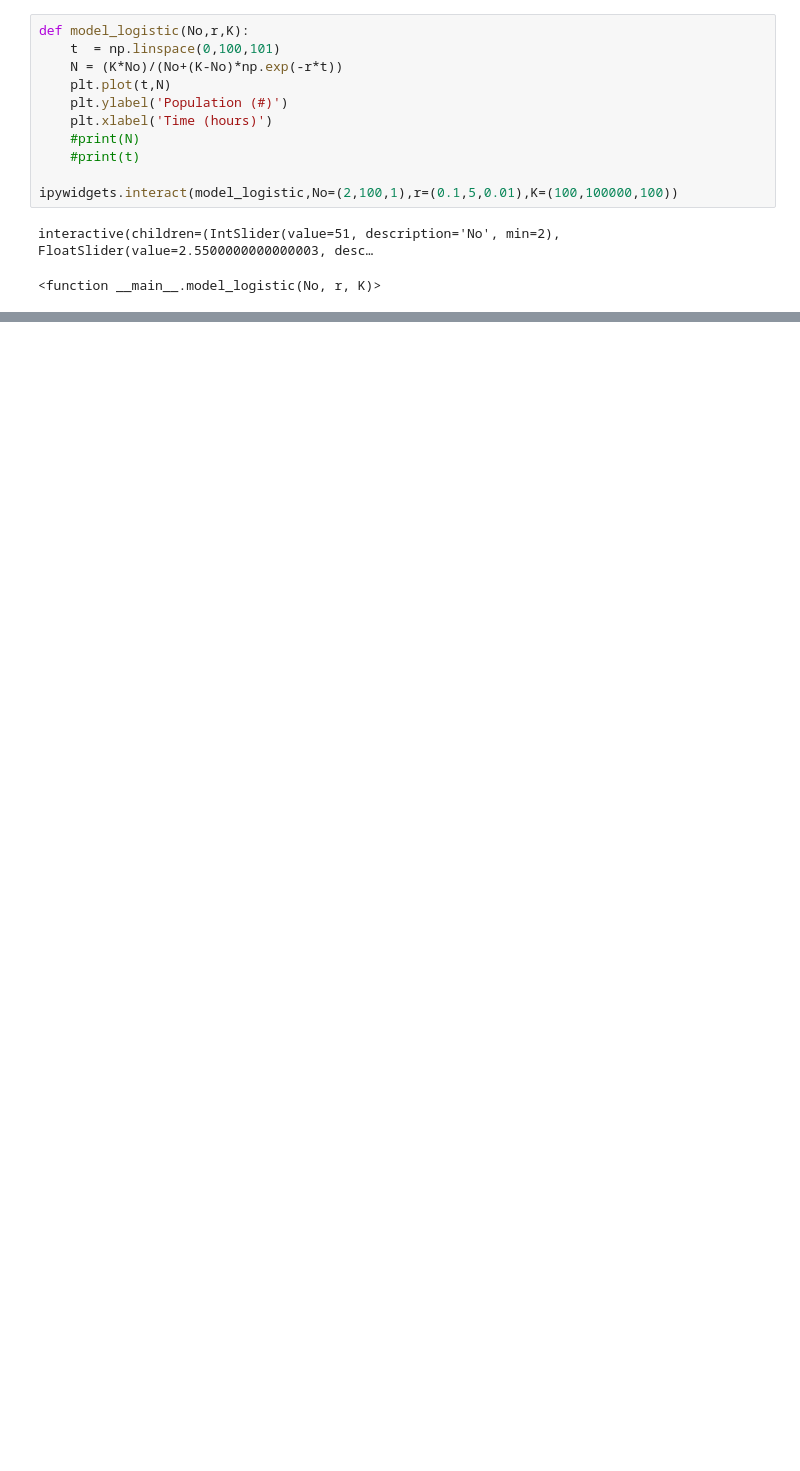
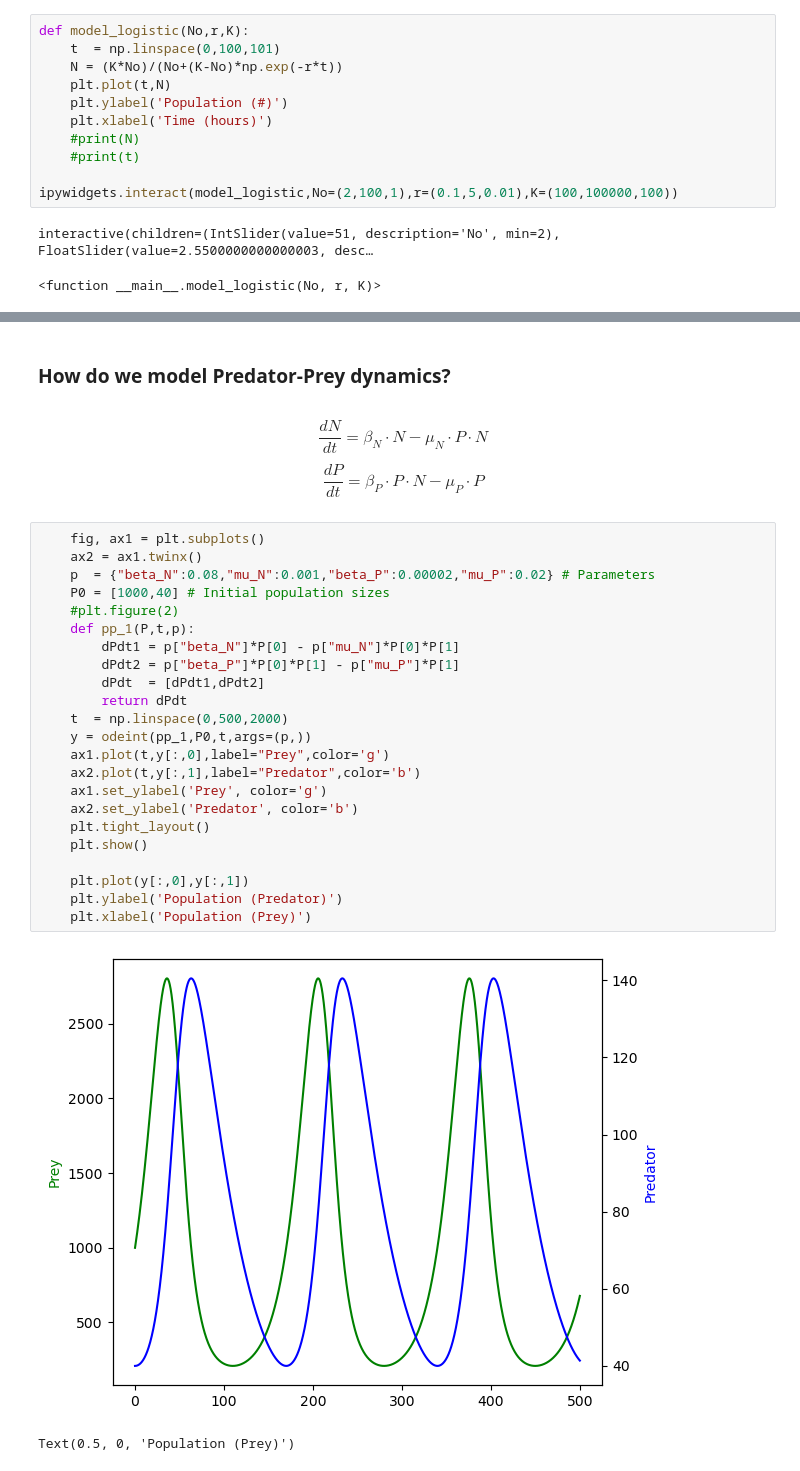
Before and after one commit to Luciana-cloud/kinetic_modeling, a Jupyter notebook: population_dynamics.ipynb, the cells around one changed output, grey strips where cells are left out. Drawn from its saved outputs; the diff is of its cells as text; blank space fills up the shorter version.

Commit message:
adding final models for population class

```diff
--- a/population_dynamics.ipynb
+++ b/population_dynamics.ipynb
@@ -112,0 +179,31 @@ interactive(children=(IntSlider(value=51, description='No', min=2), FloatSlider(
+# %% [markdown]
+### How do we model Predator-Prey dynamics?
+# %% [markdown]
+$$\frac{dN}{dt} = \beta_N \cdot N - \mu_N \cdot P \cdot N$$
+$$\frac{dP}{dt} = \beta_P \cdot P \cdot N - \mu_P \cdot P$$
+# %%
+    fig, ax1 = plt.subplots()
+    ax2 = ax1.twinx()
+    p  = {"beta_N":0.08,"mu_N":0.001,"beta_P":0.00002,"mu_P":0.02} # Parameters
+    P0 = [1000,40] # Initial population sizes
+    #plt.figure(2)
+    def pp_1(P,t,p):
+        dPdt1 = p["beta_N"]*P[0] - p["mu_N"]*P[0]*P[1]
+        dPdt2 = p["beta_P"]*P[0]*P[1] - p["mu_P"]*P[1]
+        dPdt  = [dPdt1,dPdt2]
+        return dPdt
+    t  = np.linspace(0,500,2000)
+    y = odeint(pp_1,P0,t,args=(p,))
+    ax1.plot(t,y[:,0],label="Prey",color='g')
+    ax2.plot(t,y[:,1],label="Predator",color='b')
+    ax1.set_ylabel('Prey', color='g')
+    ax2.set_ylabel('Predator', color='b')
+    plt.tight_layout()
+    plt.show()
+
+    plt.plot(y[:,0],y[:,1])
+    plt.ylabel('Population (Predator)')
+    plt.xlabel('Population (Prey)')
+# %% [output]
+[figure, added]
+Text(0.5, 0, 'Population (Prey)')
```
Also changed, not shown: parts of 20 cells of this notebook, 2 other files.
